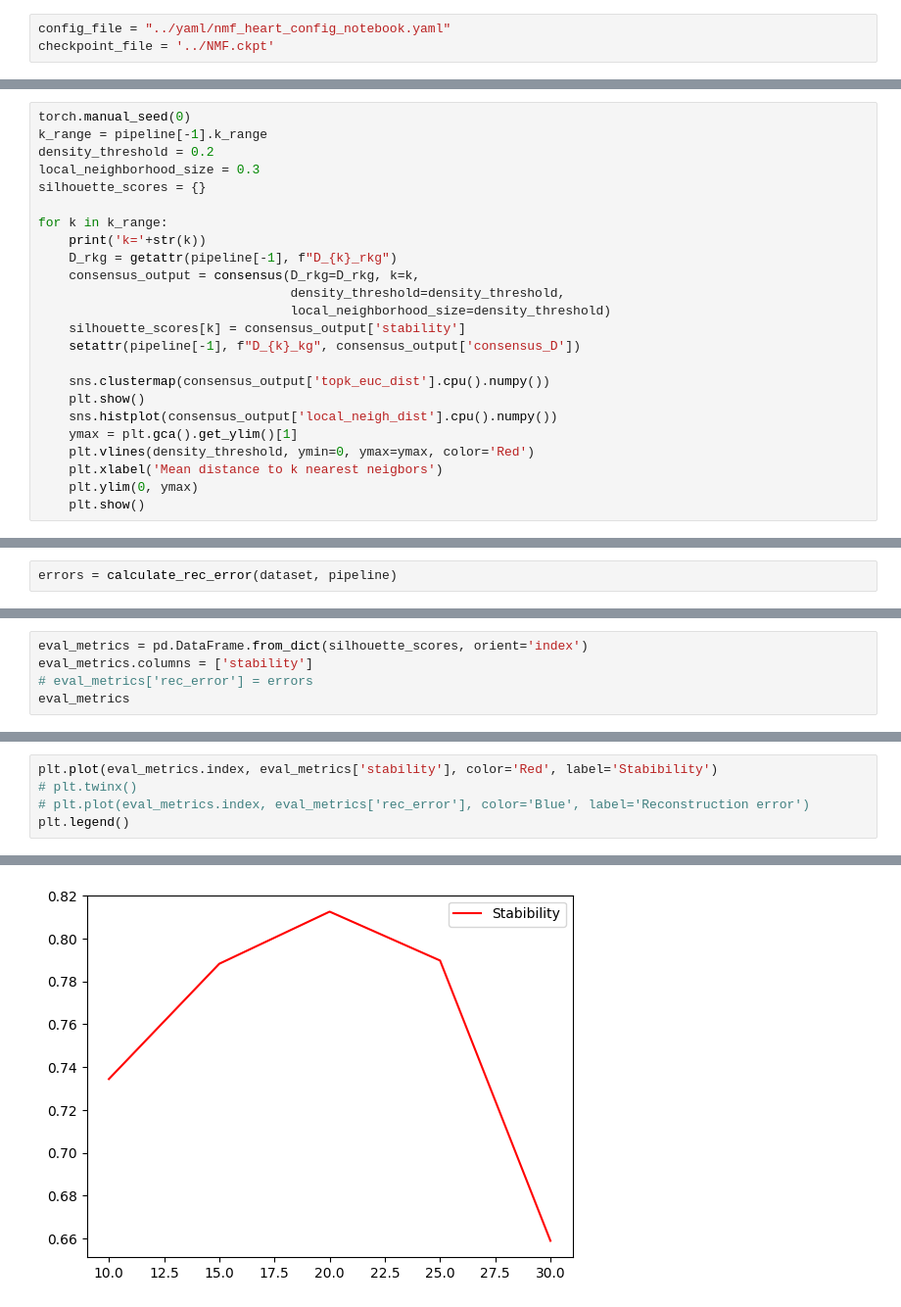
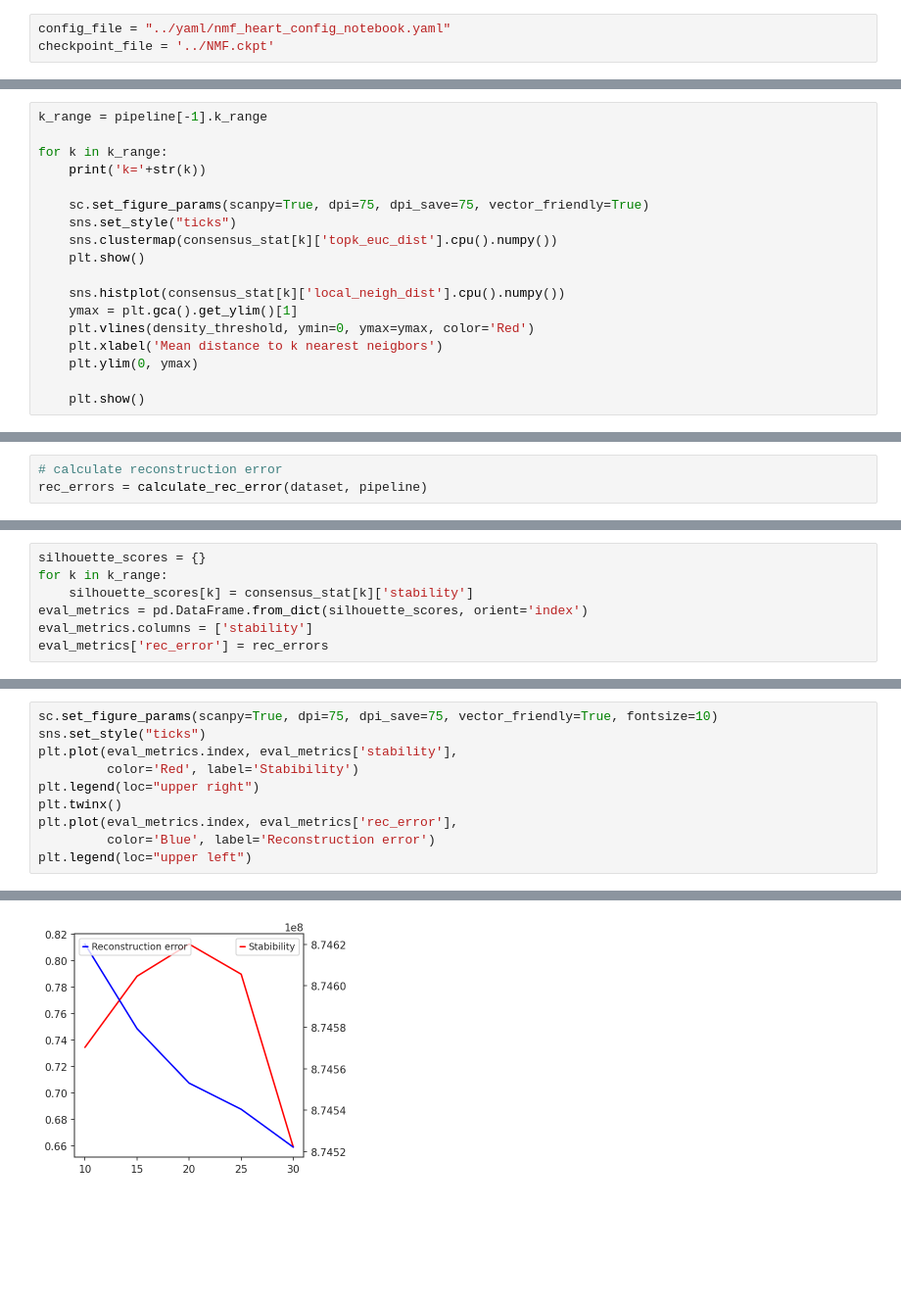
Before and after one commit to cellarium-ai/cellarium-ml, a Jupyter notebook: notebooks/nmf_human_heart_consensu_tutorial.ipynb, the cells around one changed output, grey strips where cells are left out. Shown at 98% size. Saved outputs shown, nothing was run; the diff lists cells and outputs as text; blank space fills up the shorter version.

```diff
--- a/notebooks/nmf_human_heart_consensu_tutorial.ipynb
+++ b/notebooks/nmf_human_heart_consensu_tutorial.ipynb
@@ -166,26 +164,20 @@ from cellarium.ml.models.nmf import consensus
 # %%
-torch.manual_seed(0)
 k_range = pipeline[-1].k_range
-density_threshold = 0.2
-local_neighborhood_size = 0.3
-silhouette_scores = {}
 
 for k in k_range:
     print('k='+str(k))
-    D_rkg = getattr(pipeline[-1], f"D_{k}_rkg")
-    consensus_output = consensus(D_rkg=D_rkg, k=k,
-                                 density_threshold=density_threshold,
-                                 local_neighborhood_size=density_threshold)
-    silhouette_scores[k] = consensus_output['stability']
-    setattr(pipeline[-1], f"D_{k}_kg", consensus_output['consensus_D'])
 
-    sns.clustermap(consensus_output['topk_euc_dist'].cpu().numpy())
+    sc.set_figure_params(scanpy=True, dpi=75, dpi_save=75, vector_friendly=True)
+    sns.set_style("ticks")
+    sns.clustermap(consensus_stat[k]['topk_euc_dist'].cpu().numpy())
     plt.show()
-    sns.histplot(consensus_output['local_neigh_dist'].cpu().numpy())
+
+    sns.histplot(consensus_stat[k]['local_neigh_dist'].cpu().numpy())
     ymax = plt.gca().get_ylim()[1]
     plt.vlines(density_threshold, ymin=0, ymax=ymax, color='Red')
     plt.xlabel('Mean distance to k nearest neigbors')
     plt.ylim(0, ymax)
+
     plt.show()
 # %% [output]
 k=10
@@ -244,2 +196,3 @@ def calculate_rec_error(
 # %%
-errors = calculate_rec_error(dataset, pipeline)
+# calculate reconstruction error
+rec_errors = calculate_rec_error(dataset, pipeline)
@@ -249,5 +199,7 @@ errors = calculate_rec_error(dataset, pipeline)
 # %%
+silhouette_scores = {}
+for k in k_range:
+    silhouette_scores[k] = consensus_stat[k]['stability']
 eval_metrics = pd.DataFrame.from_dict(silhouette_scores, orient='index')
 eval_metrics.columns = ['stability']
-# eval_metrics['rec_error'] = errors
-eval_metrics
+eval_metrics['rec_error'] = rec_errors
@@ -261,8 +206,13 @@ eval_metrics
 # %%
-plt.plot(eval_metrics.index, eval_metrics['stability'], color='Red', label='Stabibility')
-# plt.twinx()
-# plt.plot(eval_metrics.index, eval_metrics['rec_error'], color='Blue', label='Reconstruction error')
-plt.legend()
+sc.set_figure_params(scanpy=True, dpi=75, dpi_save=75, vector_friendly=True, fontsize=10)
+sns.set_style("ticks")
+plt.plot(eval_metrics.index, eval_metrics['stability'],
+         color='Red', label='Stabibility')
+plt.legend(loc="upper right")
+plt.twinx()
+plt.plot(eval_metrics.index, eval_metrics['rec_error'],
+         color='Blue', label='Reconstruction error')
+plt.legend(loc="upper left")
 # %% [output]
 <matplotlib.legend.Legend at 0x...>
-[figure, old version]
+[figure, new version]
```
Also changed, not shown: parts of 19 cells of this notebook.
